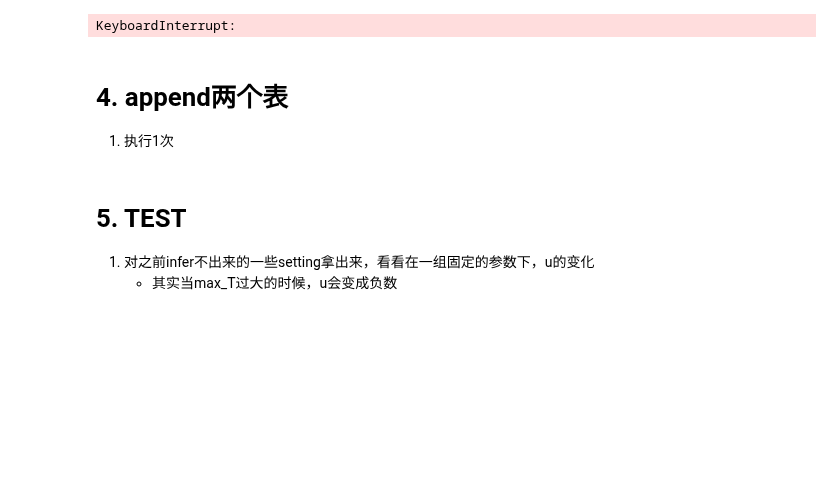
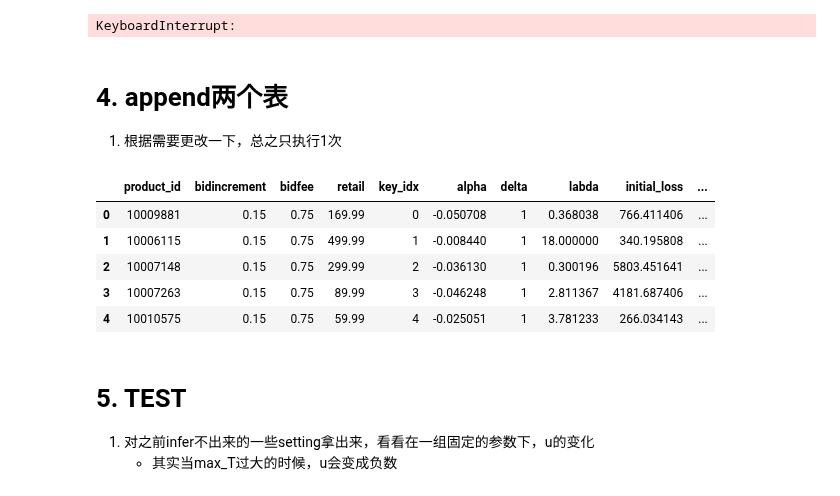
Before and after one commit to 2016317200329/PAProj, a Jupyter notebook: GT_model/SA_for_PT_model_delta_eq1.ipynb, the cells around one changed output. Cells and saved outputs as stored; diff of their text form; code cells hidden in the pictures; blank space fills up the shorter version.

```diff
--- a/GT_model/SA_for_PT_model_delta_eq1.ipynb
+++ b/GT_model/SA_for_PT_model_delta_eq1.ipynb
@@ -24,9 +24,9 @@ The autoreload extension is already loaded. To reload it, use:
 # %%
 # data path
 # data_selected_path = "../data/info_asymm/datawithnp_asc_symmetry_2_selected.csv"
-data_selected_path = "../data/SA_PT/datawithnp_GT_selected.csv"
+data_selected_path = "../data/SA_PT/datawithnp_PT_selected.csv"
 # data_key path
-data_key_path = "../data/SA_PT/data_key.csv"
+data_key_path = "../data/SA_PT/data_PT_key.csv"
 # optimized parameters' saving path:
 params_opitim_path = "../data/SA_PT/params_opitim.csv"
 params_opitim_delta_path = "../data/SA_PT/params_opitim_delta_T.csv"
@@ -317,6 +317,6 @@ KeyboardInterrupt:
 params_opitim.to_csv(params_opitim_path, header=True, encoding="utf-8",index=False)
 # %% [markdown]
 # 4. append两个表
-1. 执行1次
+1. 根据需要更改一下，总之只执行1次
 # %%
 params_opitim = pd.read_csv(params_opitim_delta_path, encoding="utf-8")
@@ -325,25 +324,32 @@ params_opitim_withsetting = pd.concat([data_key,params_opitim],axis = 1)
 # %%
 max_T_tmp = []
 for i in range(0,N_uniq_auction):
 
     # get optimized params
     alpha, labda, delta = params_opitim.iloc[i][0],params_opitim.iloc[i][1],params_opitim.iloc[i][2]
 
     # get i_th data_key
     key_i = get_key_from_index(i)
     # extract data with same `key_i` into a table
     data_i = select_data_fromkey(key_i)
     data_i.reset_index(drop=True,inplace=True)
 
     T_i = data_i['N'].astype(int)          # auction duration sequence
     max_T = int(max(T_i))                  # max duration value
     max_T_tmp.append(max_T)
 
 params_opitim_withsetting['max_T'] = np.array(max_T_tmp)
-params_opitim_withsetting['T'] = (params_opitim_withsetting.retail - params_opitim_withsetting.bidfee) / params_opitim_withsetting.bidincrement
-params_opitim_withsetting.head(5)
+params_opitim_withsetting['T'] = np.array((params_opitim_withsetting.retail - params_opitim_withsetting.bidfee) / params_opitim_withsetting.bidincrement)
 
 params_opitim_withsetting.to_csv(params_opitim_delta_wset_path, header=True, encoding="utf-8",index=False)
+params_opitim_withsetting.head(5)
+# %% [output]
+|  | product_id | bidincrement | bidfee | retail | key_idx | alpha | delta | labda | initial_loss | ... |
+| 0 | 10009881 | 0.15 | 0.75 | 169.99 | 0 | -0.050708 | 1 | 0.368038 | 766.411406 | ... |
+| 1 | 10006115 | 0.15 | 0.75 | 499.99 | 1 | -0.008440 | 1 | 18.000000 | 340.195808 | ... |
+| 2 | 10007148 | 0.15 | 0.75 | 299.99 | 2 | -0.036130 | 1 | 0.300196 | 5803.451641 | ... |
+| 3 | 10007263 | 0.15 | 0.75 | 89.99 | 3 | -0.046248 | 1 | 2.811367 | 4181.687406 | ... |
+| 4 | 10010575 | 0.15 | 0.75 | 59.99 | 4 | -0.025051 | 1 | 3.781233 | 266.034143 | ... |
 # %% [markdown]
 # 5. TEST
 1. 对之前infer不出来的一些setting拿出来，看看在一组固定的参数下，u的变化
```
Also changed, not shown: parts of 1 cell of this notebook, 1 other file.
